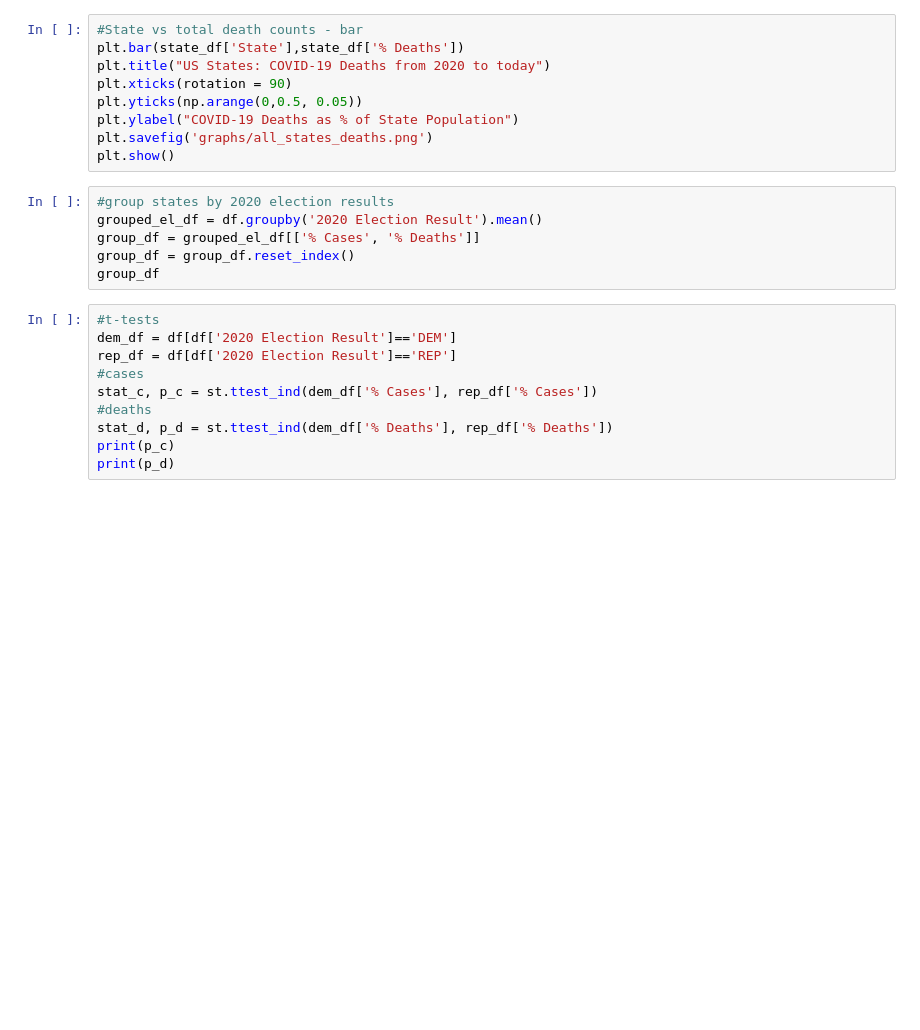
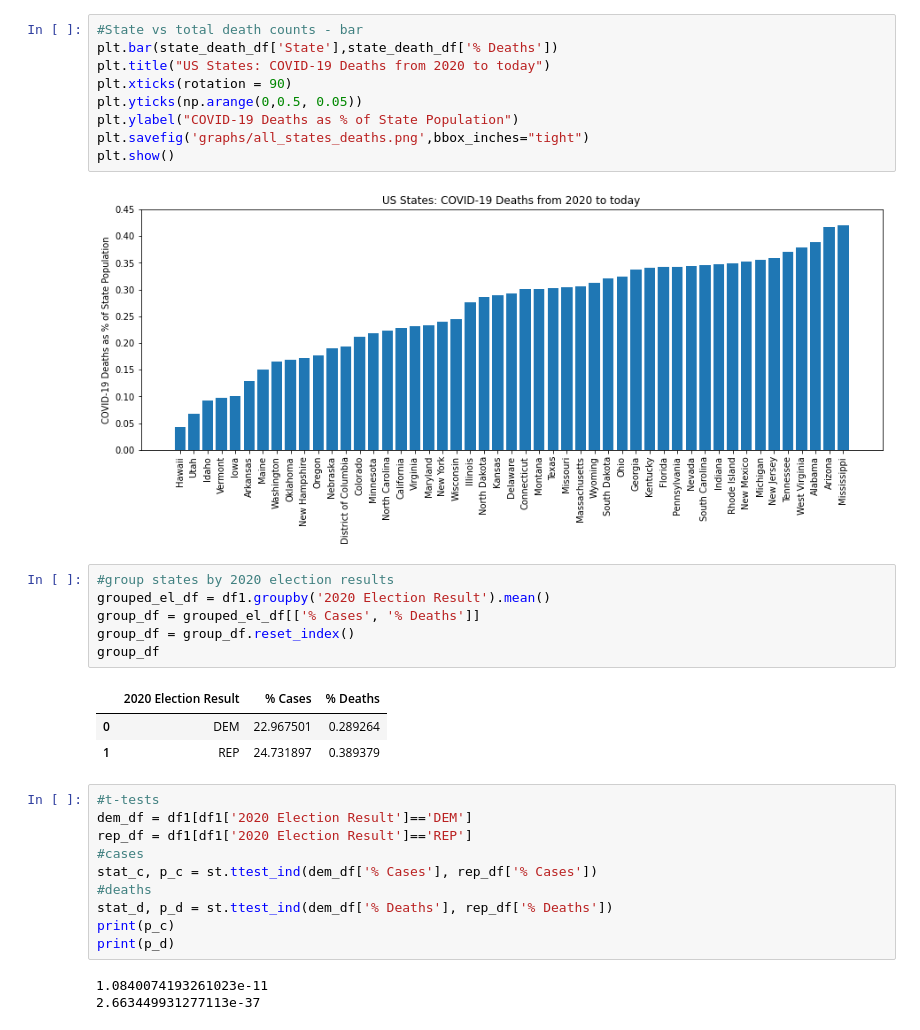
Before and after one commit to neelroyy/covid-19, a Jupyter notebook: rhiana_file.ipynb, the cells around one changed output. Saved outputs shown, nothing was run; the diff lists cells and outputs as text; blank space fills up the shorter version.

```diff
--- a/rhiana_file.ipynb
+++ b/rhiana_file.ipynb
@@ -127,28 +394,37 @@ plt.show()
 # %%
 #State vs total death counts - bar
-plt.bar(state_df['State'],state_df['% Deaths'])
+plt.bar(state_death_df['State'],state_death_df['% Deaths'])
 plt.title("US States: COVID-19 Deaths from 2020 to today")
 plt.xticks(rotation = 90)
 plt.yticks(np.arange(0,0.5, 0.05))
 plt.ylabel("COVID-19 Deaths as % of State Population")
-plt.savefig('graphs/all_states_deaths.png')
+plt.savefig('graphs/all_states_deaths.png',bbox_inches="tight")
 plt.show()
+# %% [output]
+[figure, added]
 # %%
 #group states by 2020 election results
-grouped_el_df = df.groupby('2020 Election Result').mean()
+grouped_el_df = df1.groupby('2020 Election Result').mean()
 group_df = grouped_el_df[['% Cases', '% Deaths']]
 group_df = group_df.reset_index()
 group_df
+# %% [output]
+|  | 2020 Election Result | % Cases | % Deaths |
+| 0 | DEM | 22.967501 | 0.289264 |
+| 1 | REP | 24.731897 | 0.389379 |
 # %%
 #t-tests
-dem_df = df[df['2020 Election Result']=='DEM']
-rep_df = df[df['2020 Election Result']=='REP']
+dem_df = df1[df1['2020 Election Result']=='DEM']
+rep_df = df1[df1['2020 Election Result']=='REP']
 #cases
 stat_c, p_c = st.ttest_ind(dem_df['% Cases'], rep_df['% Cases'])
 #deaths
 stat_d, p_d = st.ttest_ind(dem_df['% Deaths'], rep_df['% Deaths'])
 print(p_c)
 print(p_d)
+# %% [output]
+1.0840074193261023e-11
+2.663449931277113e-37
 # %%
 #Cases
 plt.rcParams["figure.figsize"] = (5,5)
```
Also changed, not shown: parts of 28 cells of this notebook, 12 other files.
